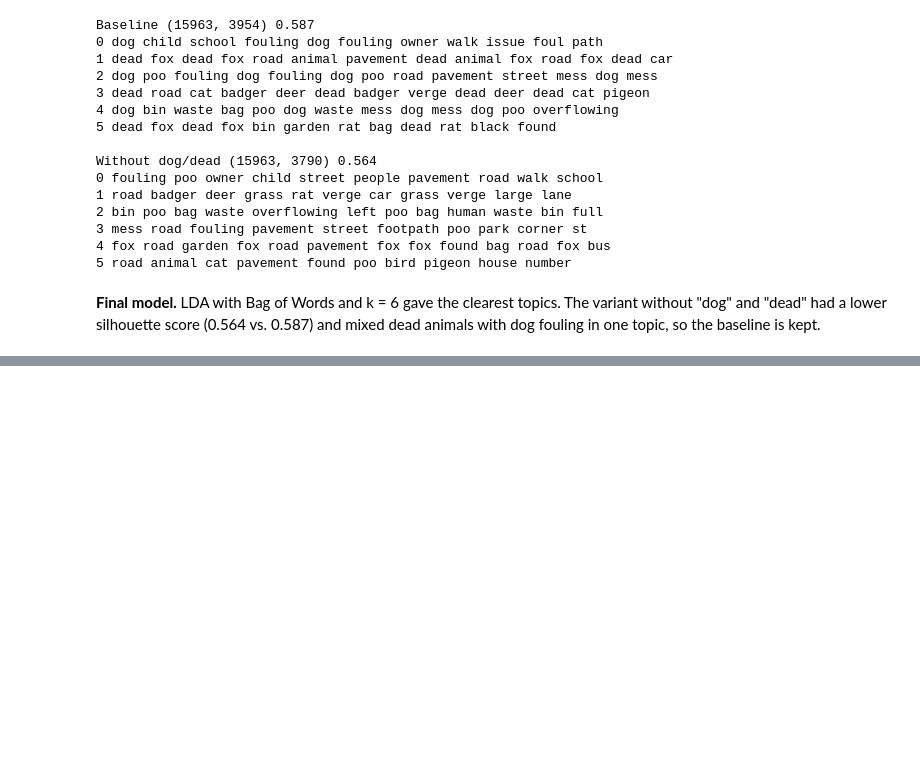
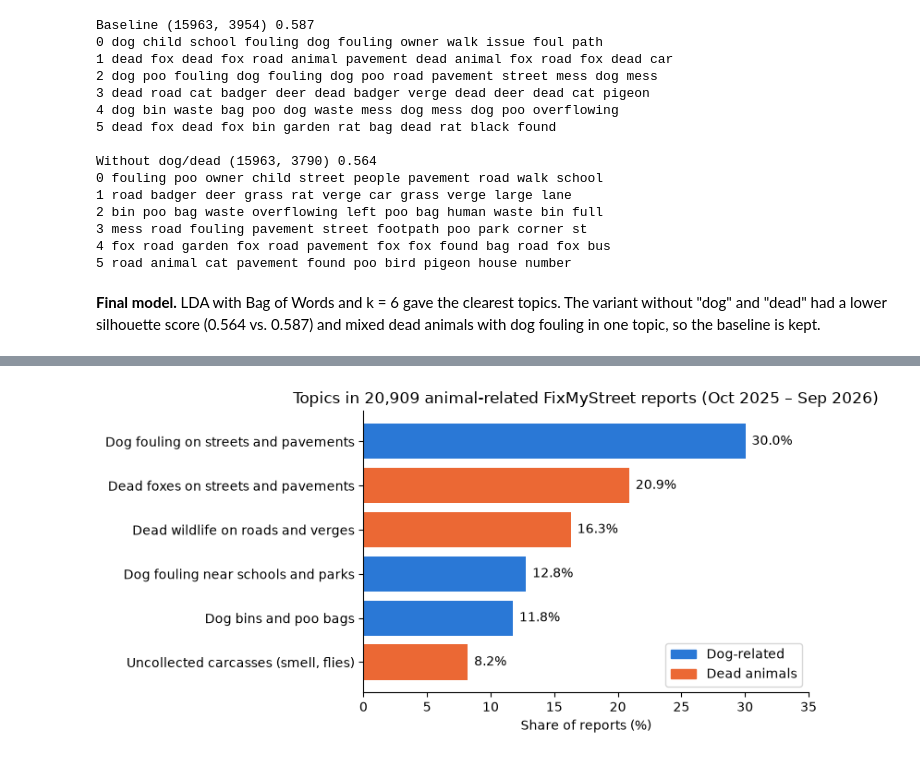
Before and after one commit to nosadfountains/DLBDSEDA02-fixmystreet-topic-analysis, a Jupyter notebook: notebooks/02_analysis.ipynb, the cells around one changed output, grey strips where cells are left out. Cells and saved outputs as stored; diff of their text form; code cells hidden in the pictures; blank space fills up the shorter version.

Commit message:
first graph

```diff
--- a/notebooks/02_analysis.ipynb
+++ b/notebooks/02_analysis.ipynb
@@ -466,0 +557,5 @@ print(corpus.groupby("topic")["topic_weight"].median().round(2))
+# %%
+counting["in_training"] = keep.loc[counting.index]
+counting["no_description"] = same.loc[counting.index]
+
+print(counting.groupby("topic_name")[["in_training", "no_description"]].sum())
@@ -466,0 +575,9 @@ print(corpus.groupby("topic")["topic_weight"].median().round(2))
+# %%
+topic_names[2] = "Dog fouling on streets and pavements"
+
+corpus["topic_name"] = corpus["topic"].map(topic_names)
+counting["topic_name"] = counting["topic"].map(topic_names)
+counting.loc[no_words, "topic_name"] = "No known words"
+
+shares = counting["topic_name"].value_counts()
+print(shares)
@@ -466,0 +594,27 @@ print(corpus.groupby("topic")["topic_weight"].median().round(2))
+# %%
+import matplotlib.pyplot as plt
+from matplotlib.patches import Patch
+
+plot_data = shares.drop("No known words").sort_values()
+percent = plot_data / len(counting) * 100
+dog_topics = [topic_names[0], topic_names[2], topic_names[4]]
+colors = ["#2a78d6" if name in dog_topics else "#eb6834" for name in plot_data.index]
+
+fig, ax = plt.subplots(figsize=(8, 4))
+ax.barh(plot_data.index, percent, color=colors)
+for y, value in enumerate(percent):
+    ax.text(value + 0.5, y, f"{value:.1f}%", va="center")
+
+ax.set_xlabel("Share of reports (%)")
+ax.set_xlim(0, 35)
+ax.set_title("Topics in 20,909 animal-related FixMyStreet reports (Oct 2025 – Sep 2026)")
+ax.legend(handles=[Patch(color="#2a78d6", label="Dog-related"),
+                   Patch(color="#eb6834", label="Dead animals")], loc="lower right")
+ax.spines[["top", "right"]].set_visible(False)
+
+plt.tight_layout()
+Path("../results").mkdir(exist_ok=True)
+plt.savefig("../results/topic_shares.png", dpi=200)
+plt.show()
+# %% [output]
+[figure, added]
```
Also changed, not shown: parts of 8 cells of this notebook, 1 other file.
